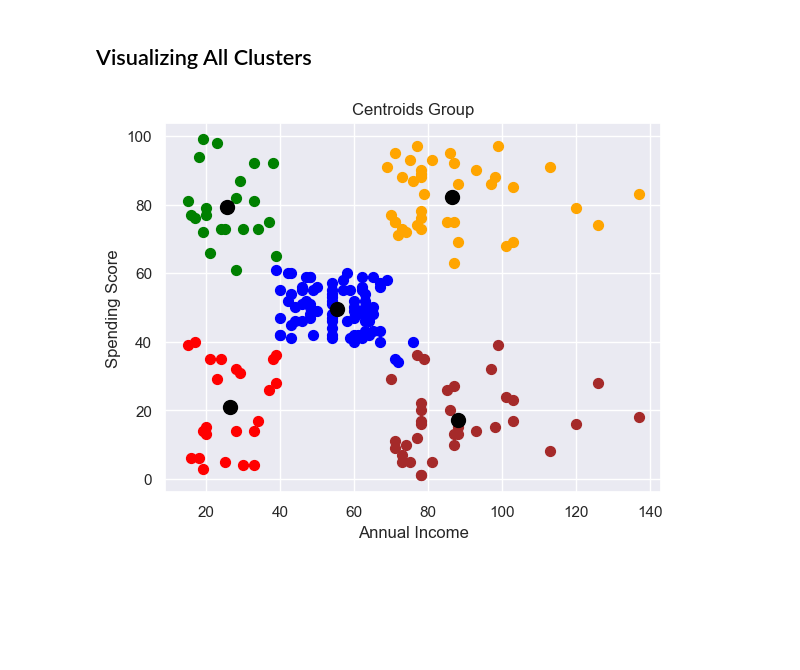
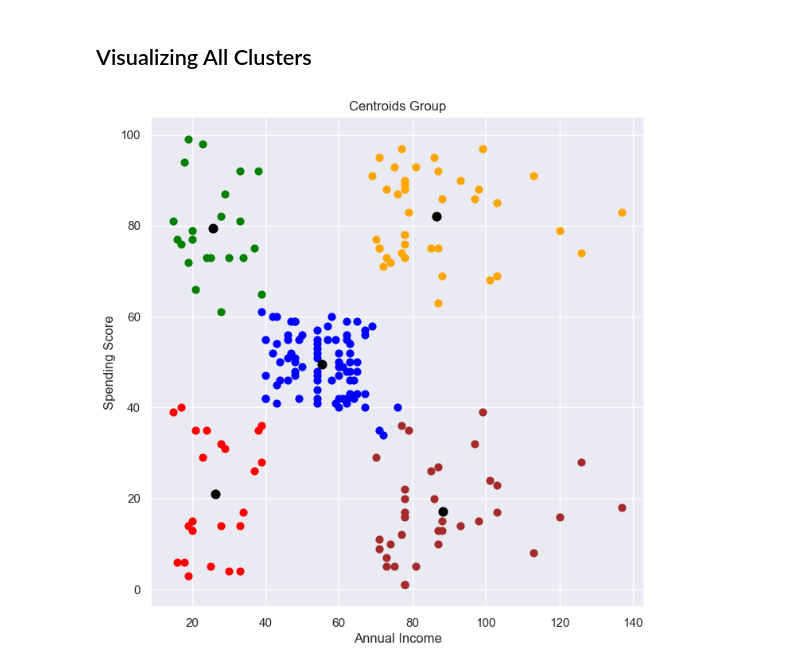
Before and after one commit to harshbhatt15/Machine-Learning, a Jupyter notebook: UnSupervised Machine Learning/Clustering/K-Means_Clustering/Project_01.ipynb, the cells around one changed output. Cells and saved outputs as stored; diff of their text form; code cells hidden in the pictures; blank space fills up the shorter version.

```diff
--- a/UnSupervised Machine Learning/Clustering/K-Means_Clustering/Project_01.ipynb
+++ b/UnSupervised Machine Learning/Clustering/K-Means_Clustering/Project_01.ipynb
@@ -133,18 +147,18 @@ This are the Number of `cluster`/`lable` They belong to `X` data point.
 # %%
 #Plotting all the clusters and their centroids
 
-plt.Figure(figsize=(10,10))
-plt.scatter(X[Y==0,0],X[Y==0,1] , s=50 , c="blue" , label = 'C1')
-plt.scatter(X[Y==1,0],X[Y==1,1] , s=50 , c="orange" , label = 'C2')
-plt.scatter(X[Y==2,0],X[Y==2,1] , s=50 , c="Brown" , label = 'C3')
-plt.scatter(X[Y==3,0],X[Y==3,1] , s=50 , c="red" , label = 'C4')
-plt.scatter(X[Y==4,0],X[Y==4,1] , s=50 , c="green" , label = 'C5')
+plt.figure(figsize=(8,8))
+plt.scatter(X[Y==0,0],X[Y==0,1] , s=40 , c="blue" , label = 'C1')
+plt.scatter(X[Y==1,0],X[Y==1,1] , s=40 , c="orange" , label = 'C2')
+plt.scatter(X[Y==2,0],X[Y==2,1] , s=40 , c="Brown" , label = 'C3')
+plt.scatter(X[Y==3,0],X[Y==3,1] , s=40 , c="red" , label = 'C4')
+plt.scatter(X[Y==4,0],X[Y==4,1] , s=40 , c="green" , label = 'C5')
 
 #Plotting the centroids
-plt.scatter(kmeans.cluster_centers_[:,0] , kmeans.cluster_centers_[:,1] , s=100 , c='black' , label = 'centroids')
+plt.scatter(kmeans.cluster_centers_[:,0] , kmeans.cluster_centers_[:,1] , s=60 , c='black' , label = 'centroids')
 plt.title('Centroids Group')
 plt.xlabel('Annual Income')
 plt.ylabel('Spending Score')
 plt.show()
 # %% [output]
-[figure, old version]
+[figure, new version]
```
Also changed, not shown: parts of 2 cells of this notebook, 5 other files.
